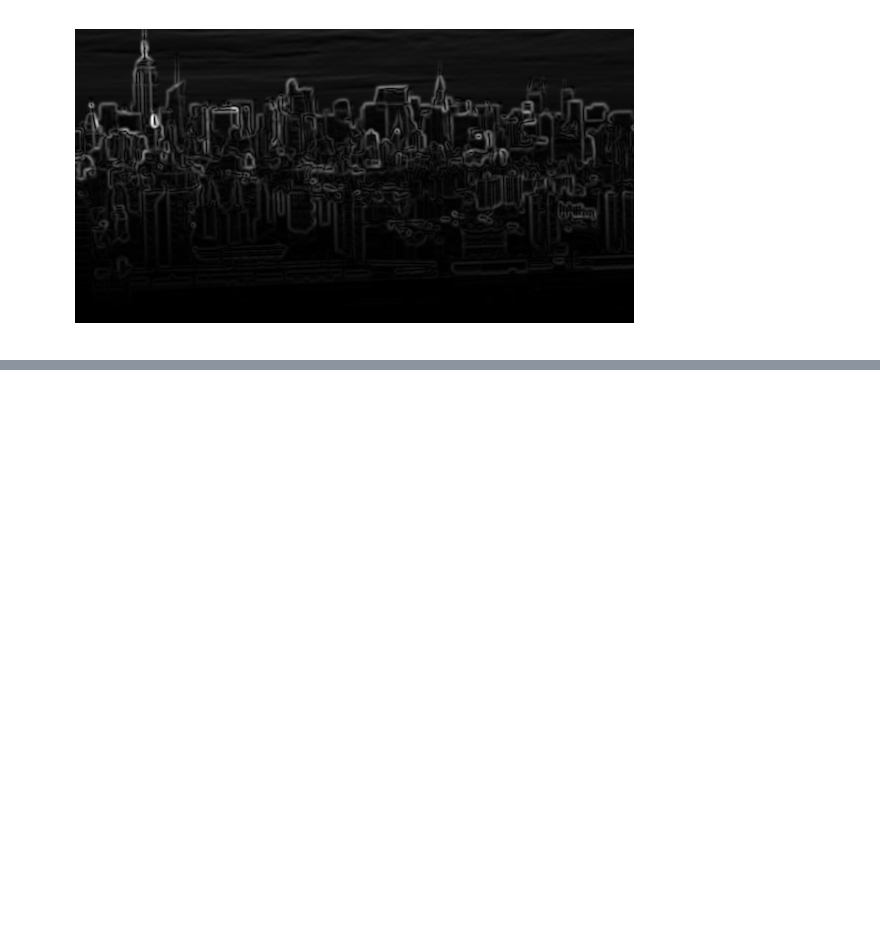
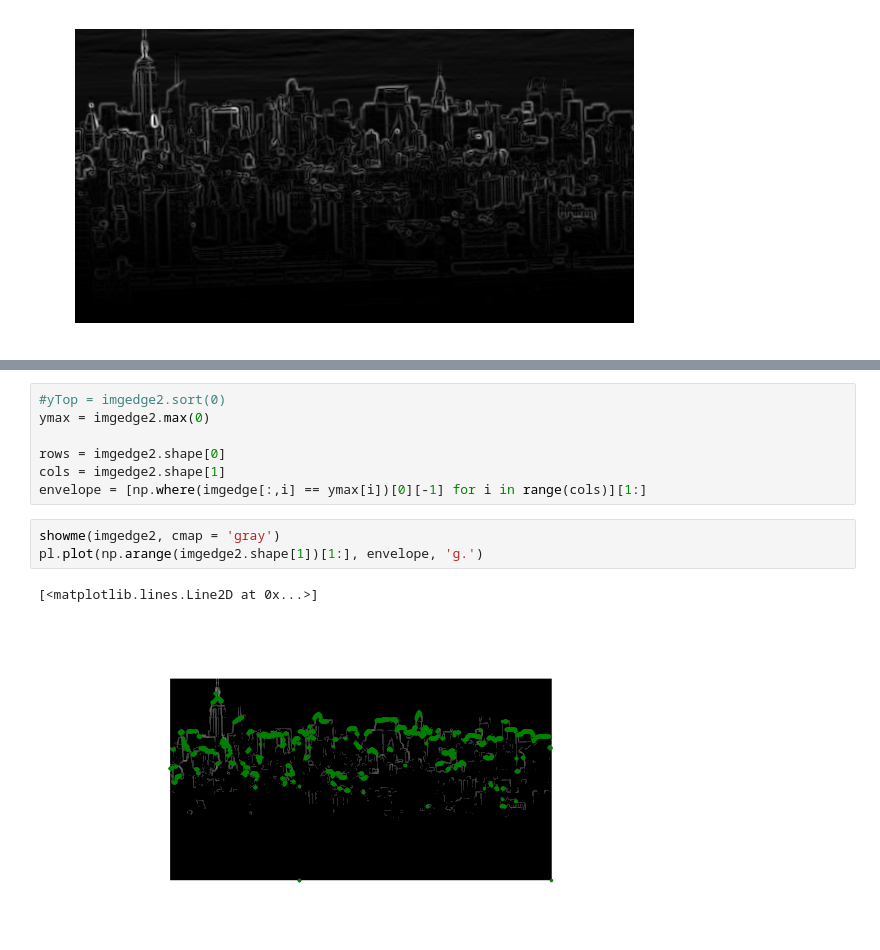
Before and after one commit to gdobler/cuip, a Jupyter notebook: cuip/plumes/IlanImgProc/imgProc1.ipynb, the cells around one changed output, grey strips where cells are left out. Cells and saved outputs as stored; diff of their text form; blank space fills up the shorter version.

```diff
--- a/cuip/plumes/IlanImgProc/imgProc1.ipynb
+++ b/cuip/plumes/IlanImgProc/imgProc1.ipynb
@@ -124,0 +97,13 @@ upper
+# %%
+#yTop = imgedge2.sort(0)
+ymax = imgedge2.max(0)
+
+rows = imgedge2.shape[0]
+cols = imgedge2.shape[1]
+envelope = [np.where(imgedge[:,i] == ymax[i])[0][-1] for i in range(cols)][1:]
+# %%
+showme(imgedge2, cmap = 'gray')
+pl.plot(np.arange(imgedge2.shape[1])[1:], envelope, 'g.')
+# %% [output]
+[<matplotlib.lines.Line2D at 0x...>]
+[figure, added]
```
Also changed, not shown: parts of 17 cells of this notebook.
